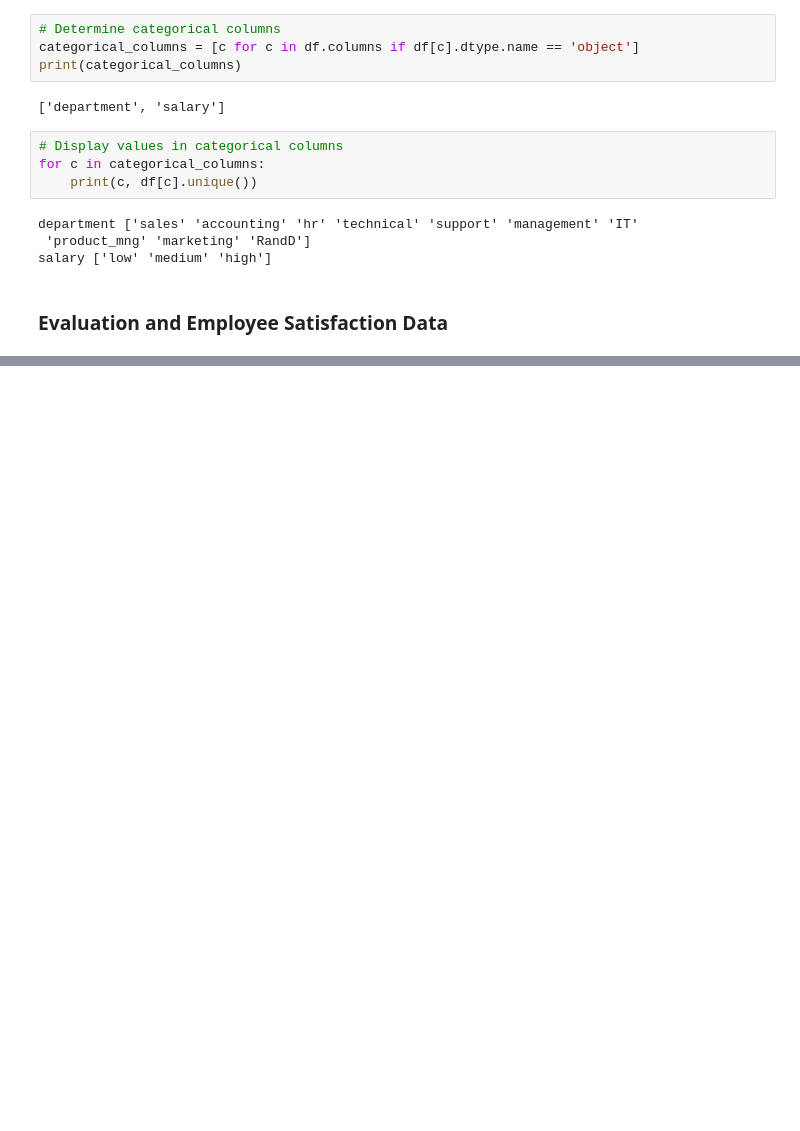
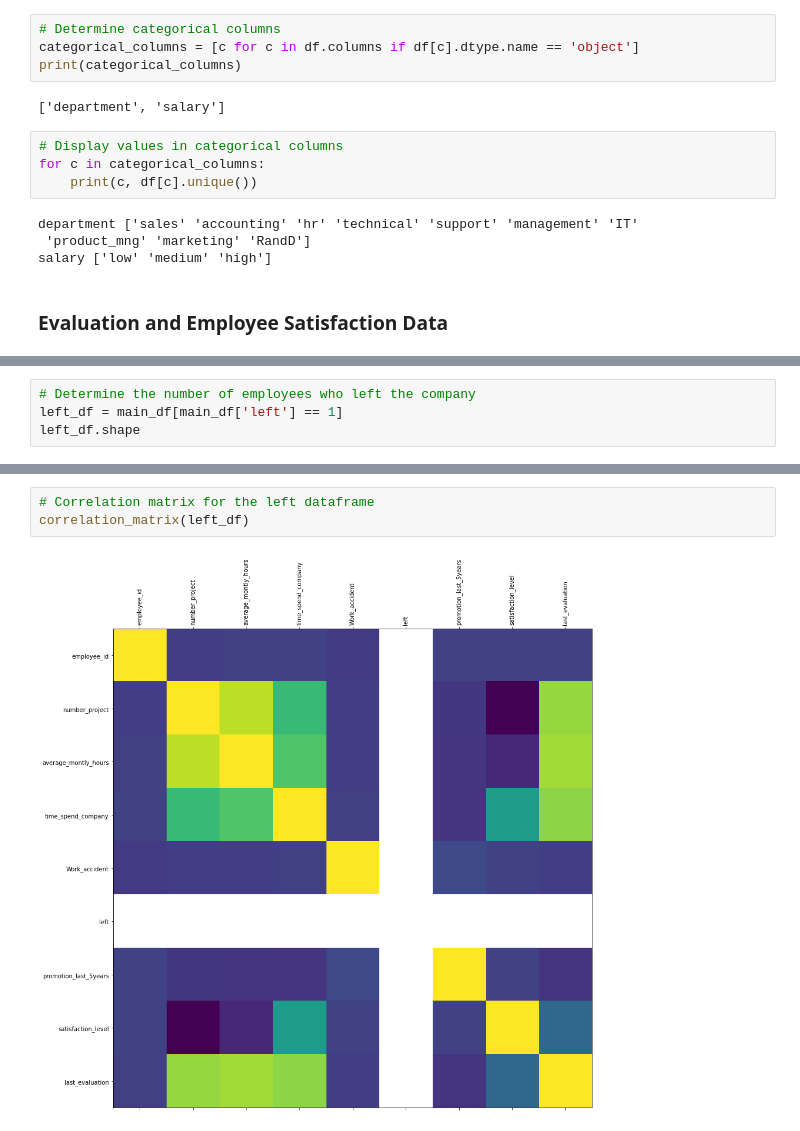
Before and after one commit to techthumb1/Analytics-Projects, a Jupyter notebook: HR-Retention-Study/hr_retention.ipynb, the cells around one changed output, grey strips where cells are left out. Drawn from its saved outputs; the diff is of its cells as text; blank space fills up the shorter version.

```diff
--- a/HR-Retention-Study/hr_retention.ipynb
+++ b/HR-Retention-Study/hr_retention.ipynb
@@ -87,0 +186,4 @@ emp_satis_eval.head()
+# %%
+# Determine the number of employees who left the company
+left_df = main_df[main_df['left'] == 1]
+left_df.shape
@@ -87,0 +225,5 @@ emp_satis_eval.head()
+# %%
+# Correlation matrix for the left dataframe
+correlation_matrix(left_df)
+# %% [output]
+[figure, added]
```
Also changed, not shown: parts of 37 cells of this notebook, 2 other files.
